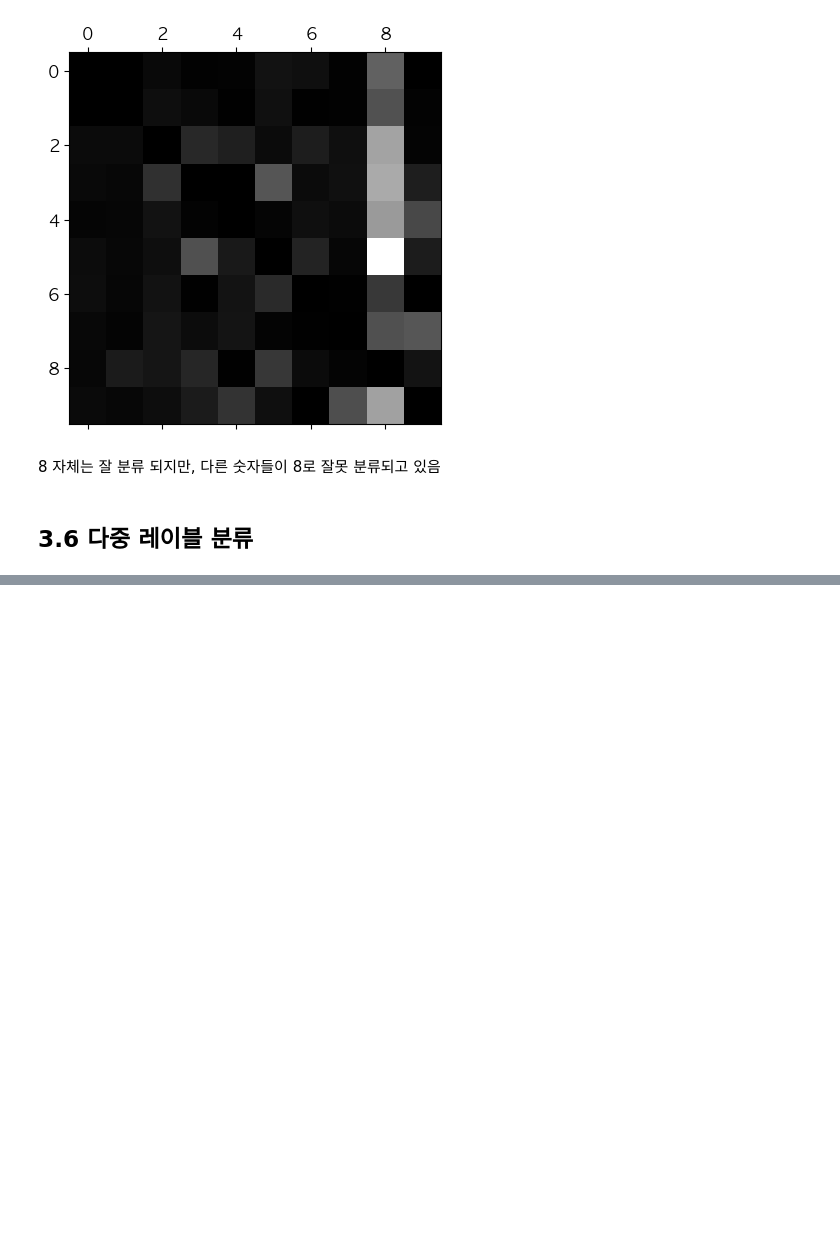
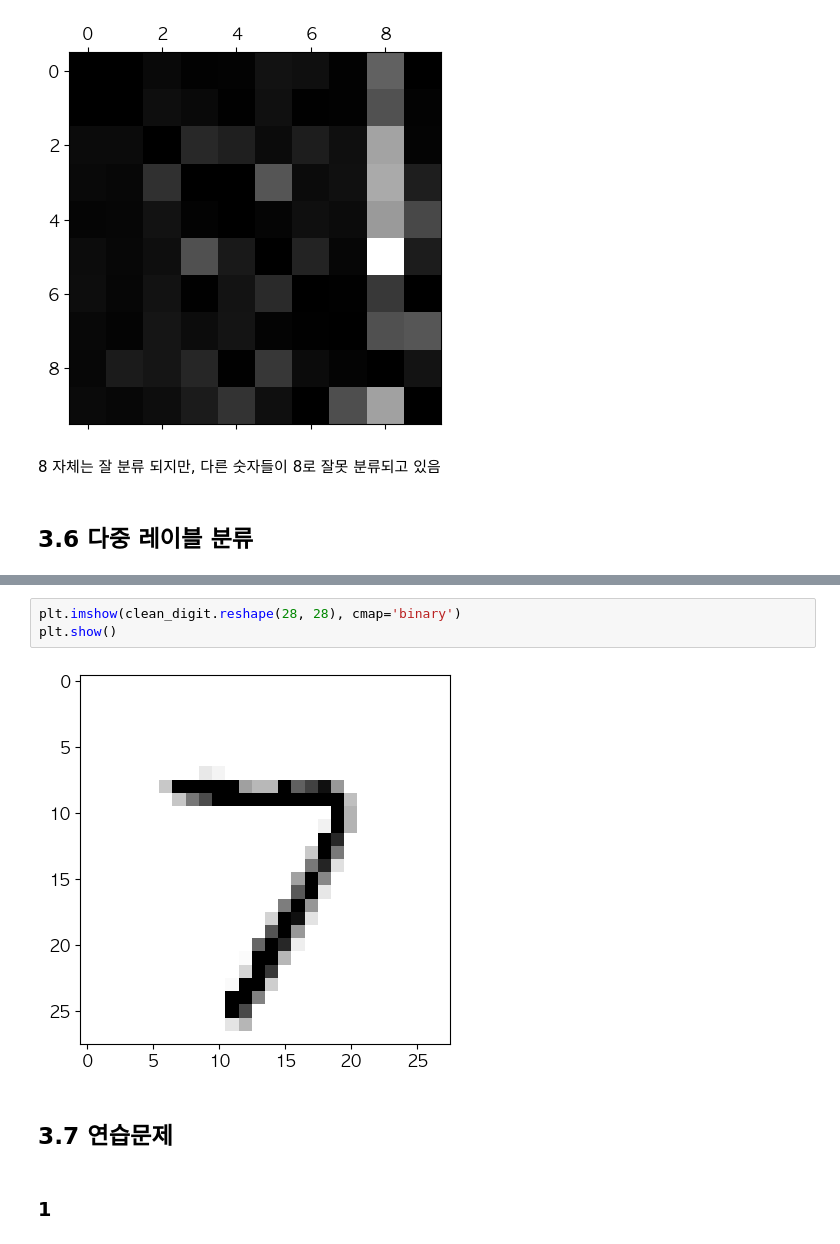
Before and after one commit to oneash98/HandsOnML, a Jupyter notebook: codes/03_classification.ipynb, the cells around one changed output, grey strips where cells are left out. Drawn from its saved outputs; the diff is of its cells as text; blank space fills up the shorter version.

```diff
--- a/codes/03_classification.ipynb
+++ b/codes/03_classification.ipynb
@@ -347,0 +393,9 @@ plt.show()
+# %%
+plt.imshow(clean_digit.reshape(28, 28), cmap='binary')
+plt.show()
+# %% [output]
+[figure, added]
+# %% [markdown]
+## 3.7 연습문제
+# %% [markdown]
+### 1
```
Also changed, not shown: parts of 8 cells of this notebook.
